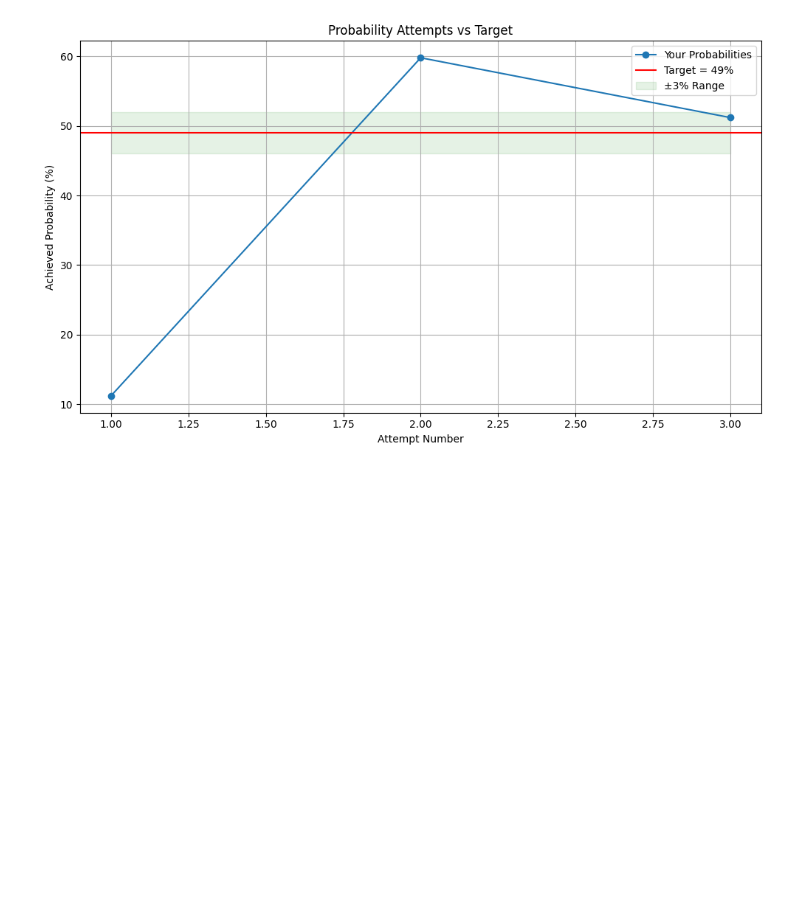
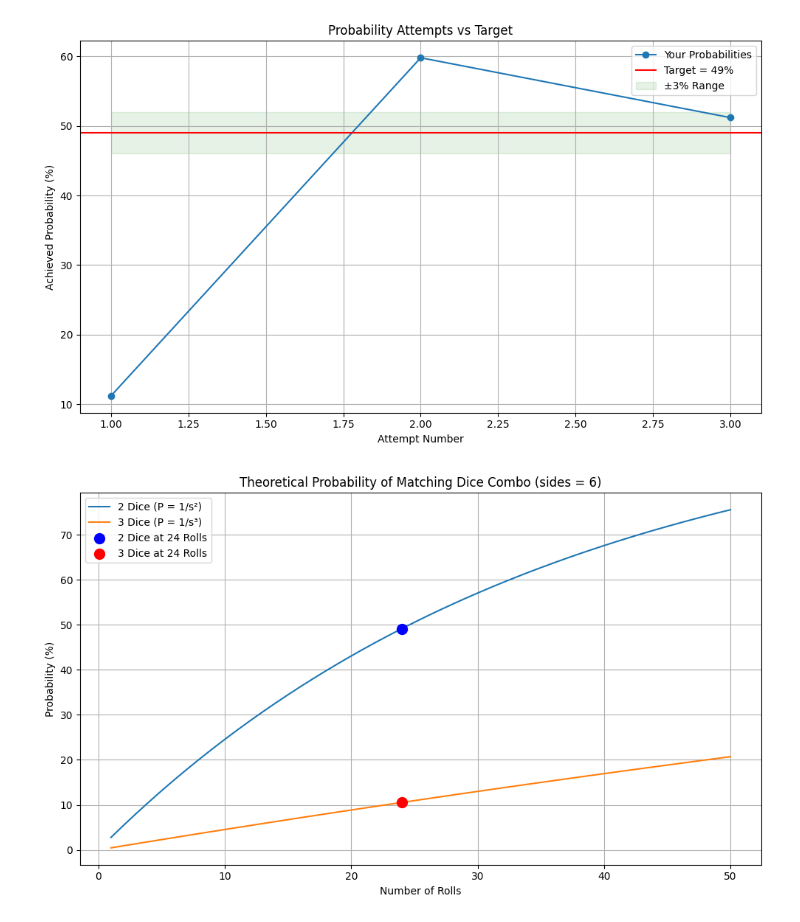
Before and after one commit to byrneap23/FinalProject, a Jupyter notebook: Final_Project.ipynb, the cells around one changed output. Cells and saved outputs as stored; diff of their text form; code cells hidden in the pictures; blank space fills up the shorter version.

```diff
--- a/Final_Project.ipynb
+++ b/Final_Project.ipynb
@@ -273,3 +273,38 @@ Theoretical Probability: 50.15%
 Success! Your simulated probability of 51.20% is within 3% of the target (49%).
 [figure]
 [figure]
+# %%
+def theoretical_prob(num_dice, rolls, sides):
+    """Calculate the probability of matching a fixed combination for num_dice."""
+    p_single = (1 / sides) ** num_dice
+    return [100 * (1 - (1 - p_single) ** r) for r in rolls]
+
+# Parameters
+sides = 6
+max_rolls = 50
+highlight_roll = 24
+rolls_range = list(range(1, max_rolls + 1))
+
+# Compute theoretical probabilities
+prob_2dice = theoretical_prob(2, rolls_range, sides)
+prob_3dice = theoretical_prob(3, rolls_range, sides)
+
+# Getting Values at Roll 24
+prob_2_at_24 = prob_2dice[highlight_roll - 1]
+prob_3_at_24 = prob_3dice[highlight_roll - 1]
+
+# Plot
+plt.figure(figsize=(10, 6))
+plt.plot(rolls_range, prob_2dice, label="2 Dice (P = 1/s²)")
+plt.plot(rolls_range, prob_3dice, label="3 Dice (P = 1/s³)")
+plt.scatter([highlight_roll], [prob_2_at_24], color='blue', s=100, zorder=5, label="2 Dice at 24 Rolls")
+plt.scatter([highlight_roll], [prob_3_at_24], color='red', s=100, zorder=5, label="3 Dice at 24 Rolls")
+plt.title(f"Theoretical Probability of Matching Dice Combo (sides = {sides})")
+plt.xlabel("Number of Rolls")
+plt.ylabel("Probability (%)")
+plt.grid(True)
+plt.legend()
+plt.tight_layout()
+plt.show()
+# %% [output]
+[figure, added]
```
